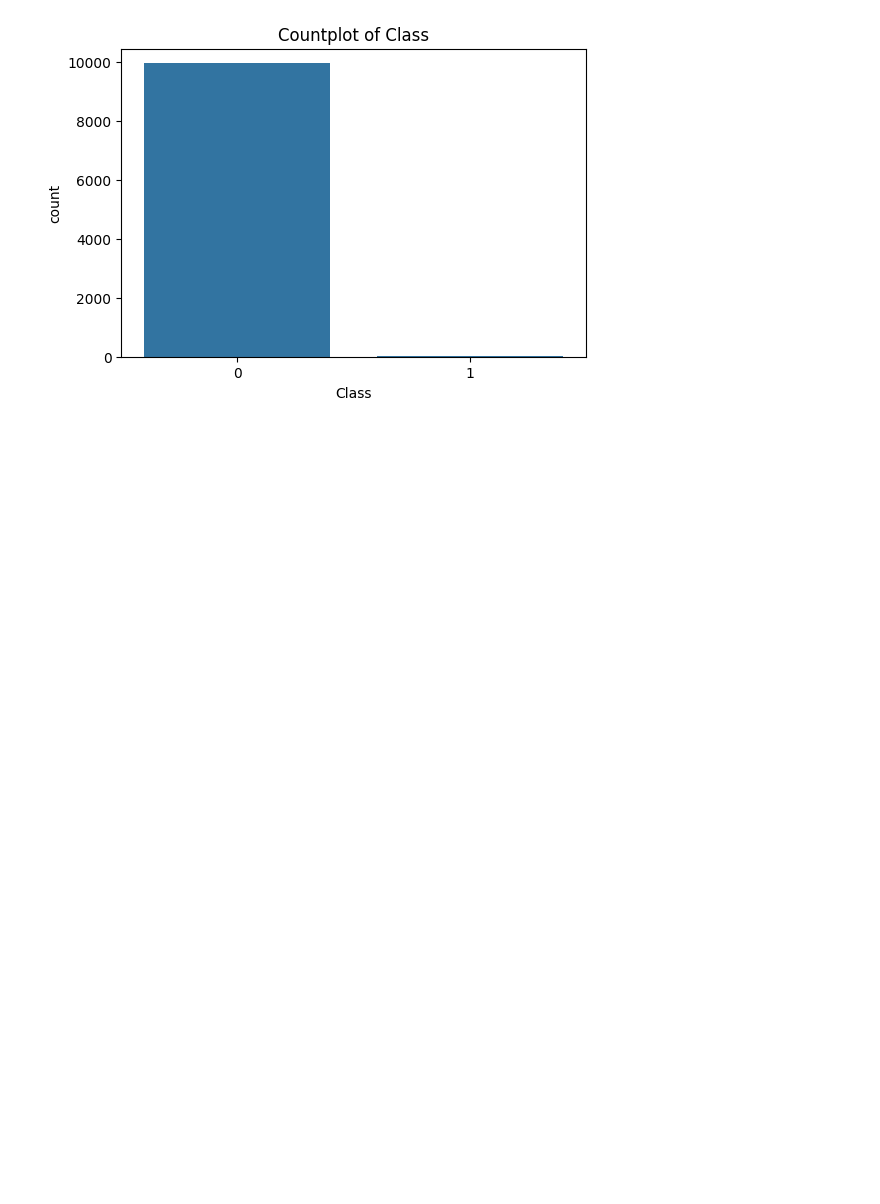
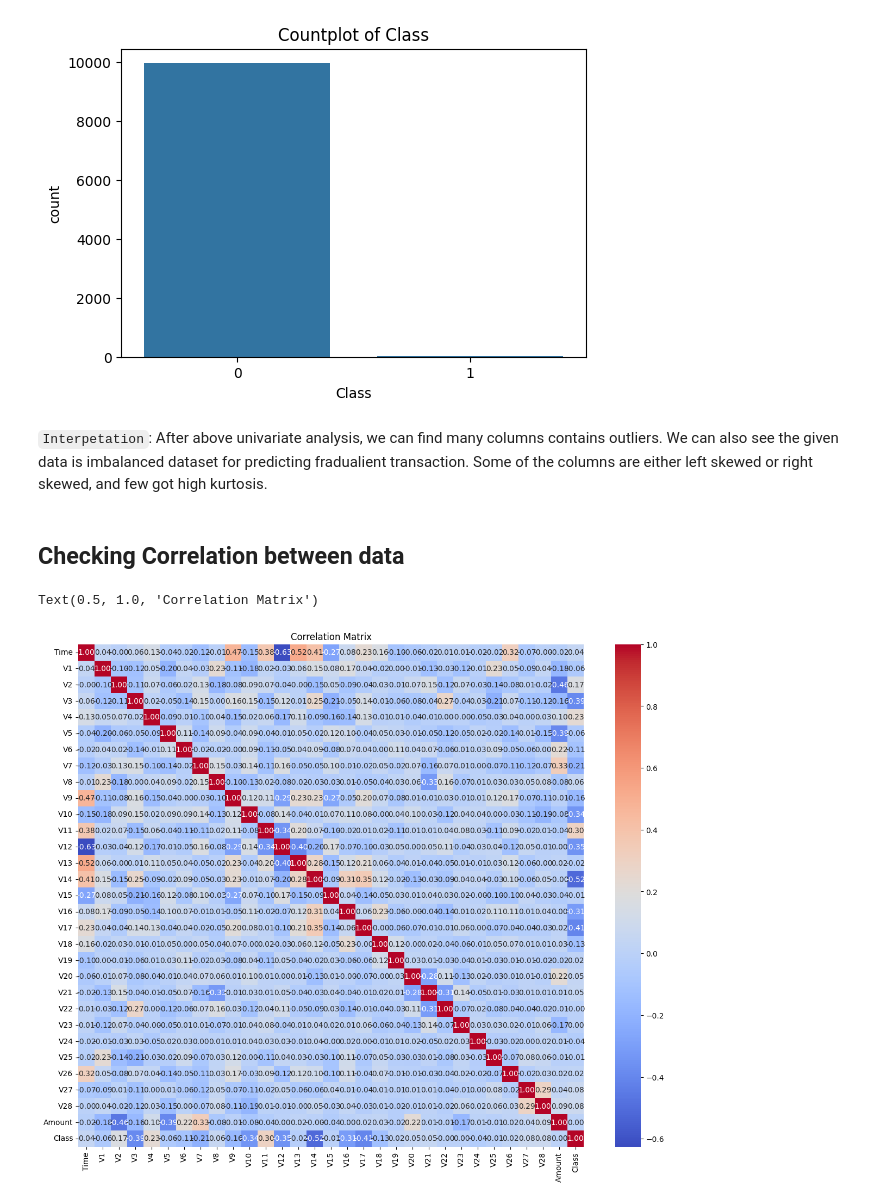
Before and after one commit to ANeupane30/credit-card-fraud-detection, a Jupyter notebook: Notebooks/EDA.ipynb, the cells around one changed output. Cells and saved outputs as stored; diff of their text form; code cells hidden in the pictures; blank space fills up the shorter version.

```diff
--- a/Notebooks/EDA.ipynb
+++ b/Notebooks/EDA.ipynb
@@ -152,3 +152,15 @@ for col in discrete_cols:
     plt.show()
 # %% [output]
 [figure]
+# %% [markdown]
+`Interpetation`: After above univariate analysis, we can find many columns contains outliers. We can also see the given data is imbalanced dataset for predicting fradualient transaction. Some of the columns are either left skewed or right skewed, and few got high kurtosis.
+# %% [markdown]
+## Checking Correlation between data
+# %%
+corr = df.corr()
+plt.figure(figsize=(15, 12))
+sns.heatmap(corr, annot=True, fmt=".2f", cmap='coolwarm')
+plt.title('Correlation Matrix')
+# %% [output]
+Text(0.5, 1.0, 'Correlation Matrix')
+[figure, added]
```
Also changed, not shown: parts of 4 cells of this notebook.
